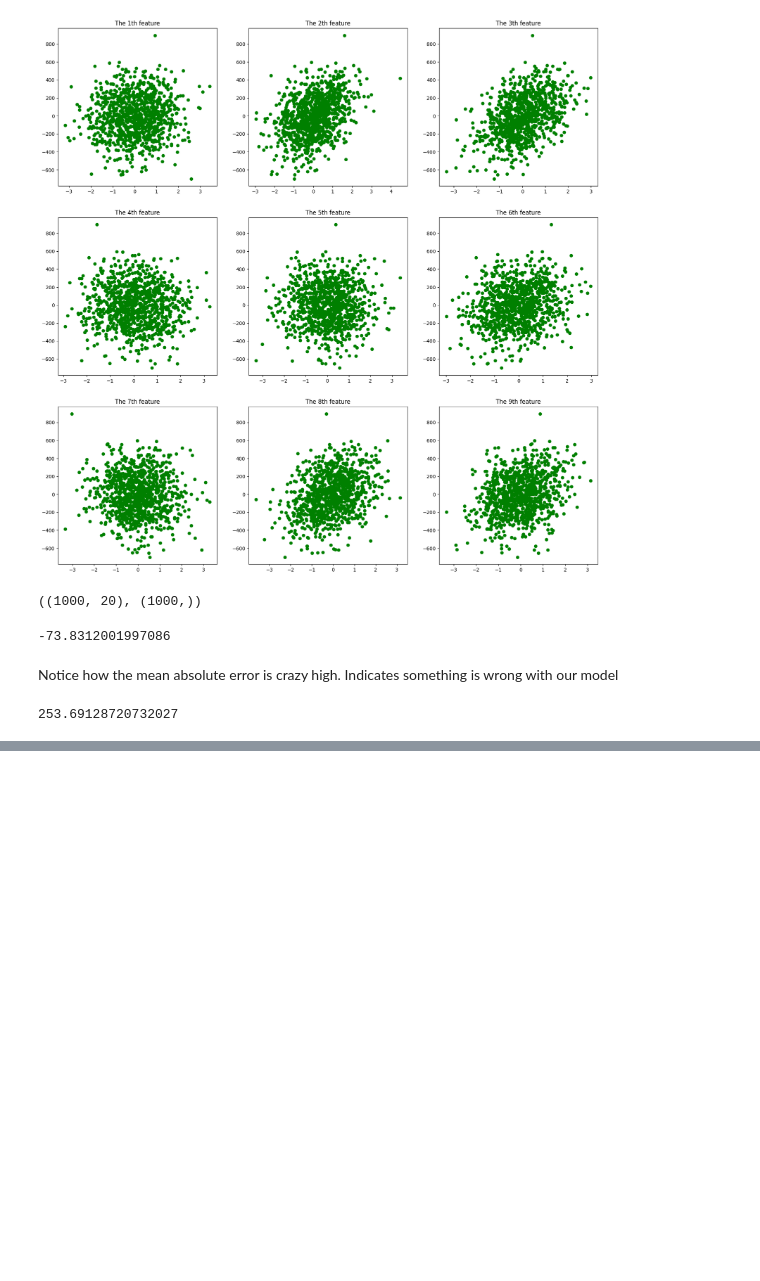
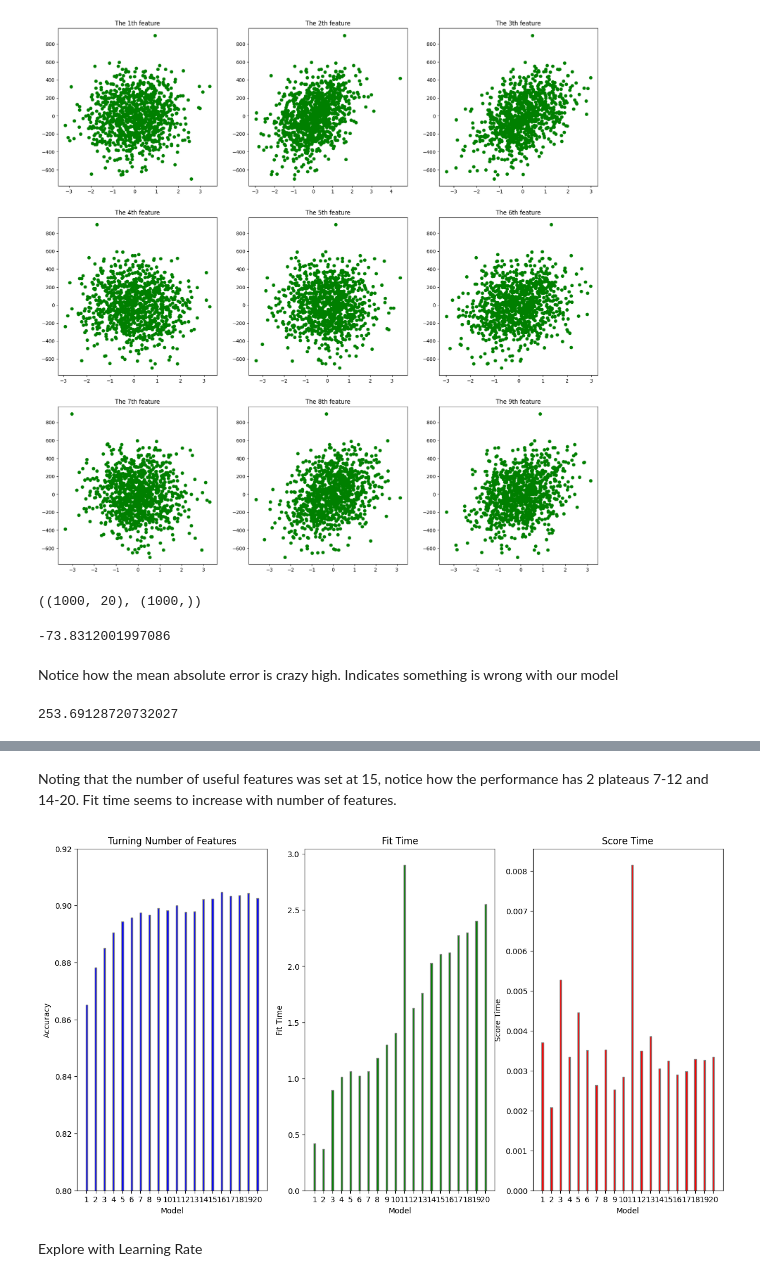
Before and after one commit to TerryTian21/PyTorch-Practice, a Jupyter notebook: Tutorials/Ensemble_Learning.ipynb, the cells around one changed output, grey strips where cells are left out. Drawn from its saved outputs; the diff is of its cells as text; code cells hidden in the pictures; blank space fills up the shorter version.

```diff
--- a/Tutorials/Ensemble_Learning.ipynb
+++ b/Tutorials/Ensemble_Learning.ipynb
@@ -697,0 +870,29 @@ mae
+# %%
+def get_models_features():
+  models = {}
+  for i in range(1, 21):
+    models[str(i)] = GradientBoostingClassifier(max_features=i)
+  return models
+# %%
+results_boosting_features = {"test_score": [],
+           "fit_time": [],
+           "score_time": [],
+           "names": []}
+
+models = get_models_features()
+
+for name, model in tqdm(models.items()):
+  score = evaluate_model_new(model, X, y)
+  results_boosting_features["test_score"].append(score["test_score"].mean())
+  results_boosting_features["fit_time"].append(score["fit_time"].mean())
+  results_boosting_features["score_time"].append(score["score_time"].mean())
+  results_boosting_features["names"].append(name)
+# %% [markdown]
+Noting that the number of useful features was set at 15, notice how the performance has 2 plateaus 7-12 and 14-20. Fit time seems to increase with number of features.
+# %%
+# Plot the
+plot_data(results_boosting_features, 0.8, 0.92, 0.2, "Turning Number of Features")
+# %% [output]
+[figure, added]
+# %% [markdown]
+Explore with Learning Rate
```
Also changed, not shown: parts of 34 cells of this notebook.
